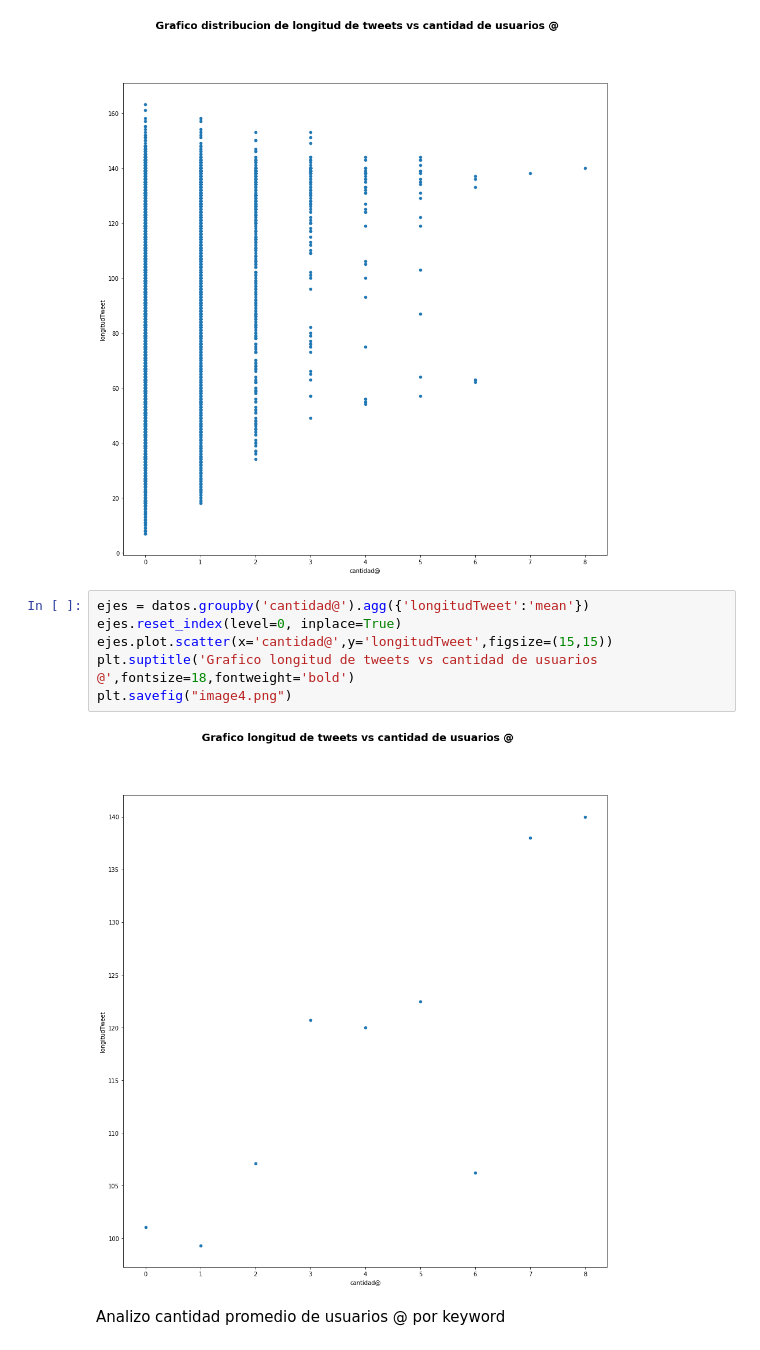
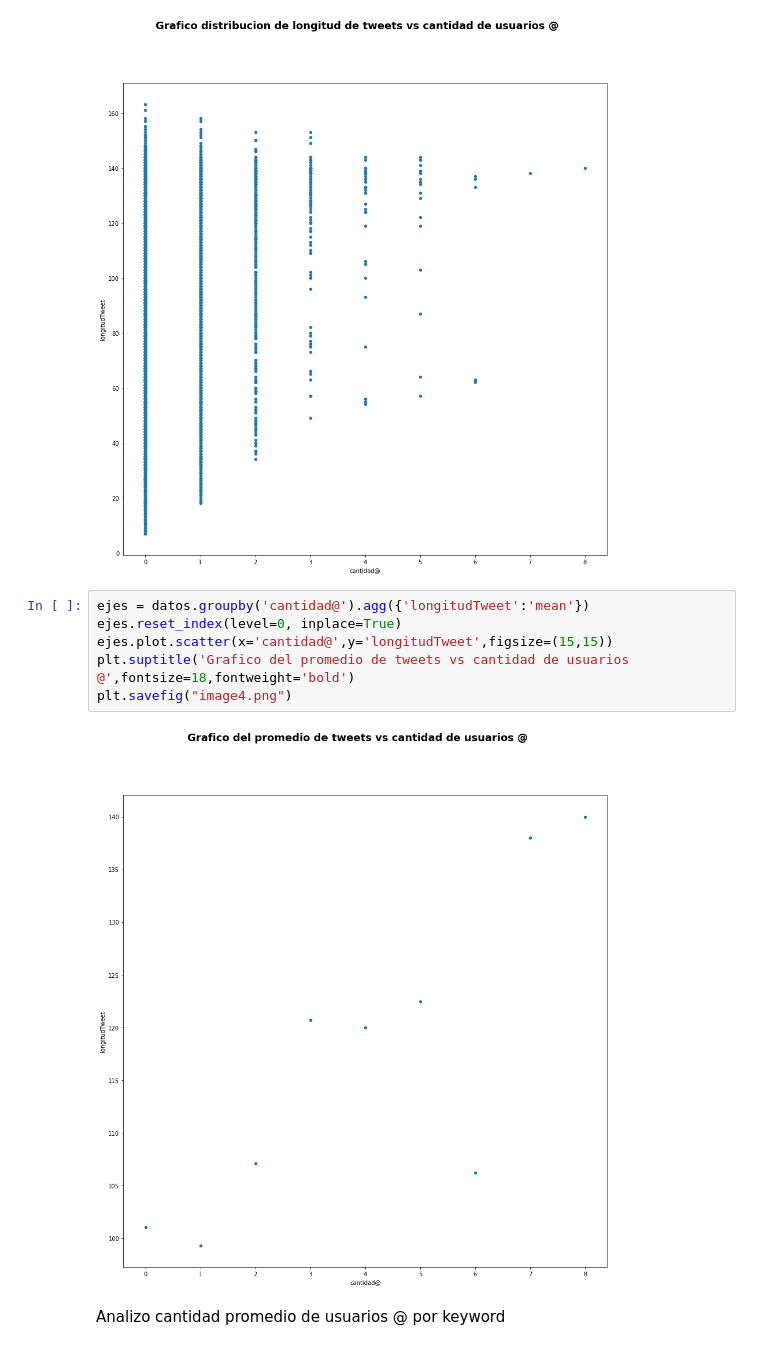
Before and after one commit to NicolasRFL/OrgaDatosTP, a Jupyter notebook: RelacionEntreVeracidadDelTweetY@.ipynb, the cells around one changed output. Drawn from its saved outputs; the diff is of its cells as text.

```diff
--- a/RelacionEntreVeracidadDelTweetY@.ipynb
+++ b/RelacionEntreVeracidadDelTweetY@.ipynb
@@ -81,11 +86,11 @@ plt.savefig("image3.png")
 # %%
 ejes = datos.groupby('cantidad@').agg({'longitudTweet':'mean'})
 ejes.reset_index(level=0, inplace=True)
 ejes.plot.scatter(x='cantidad@',y='longitudTweet',figsize=(15,15))
-plt.suptitle('Grafico longitud de tweets vs cantidad de usuarios @',fontsize=18,fontweight='bold')
+plt.suptitle('Grafico del promedio de tweets vs cantidad de usuarios @',fontsize=18,fontweight='bold')
 plt.savefig("image4.png")
 # %% [output]
-[figure, old version]
+[figure, new version]
 # %% [markdown]
 Analizo cantidad promedio de usuarios @ por keyword
 # %%
```
Also changed, not shown: parts of 4 cells of this notebook.
